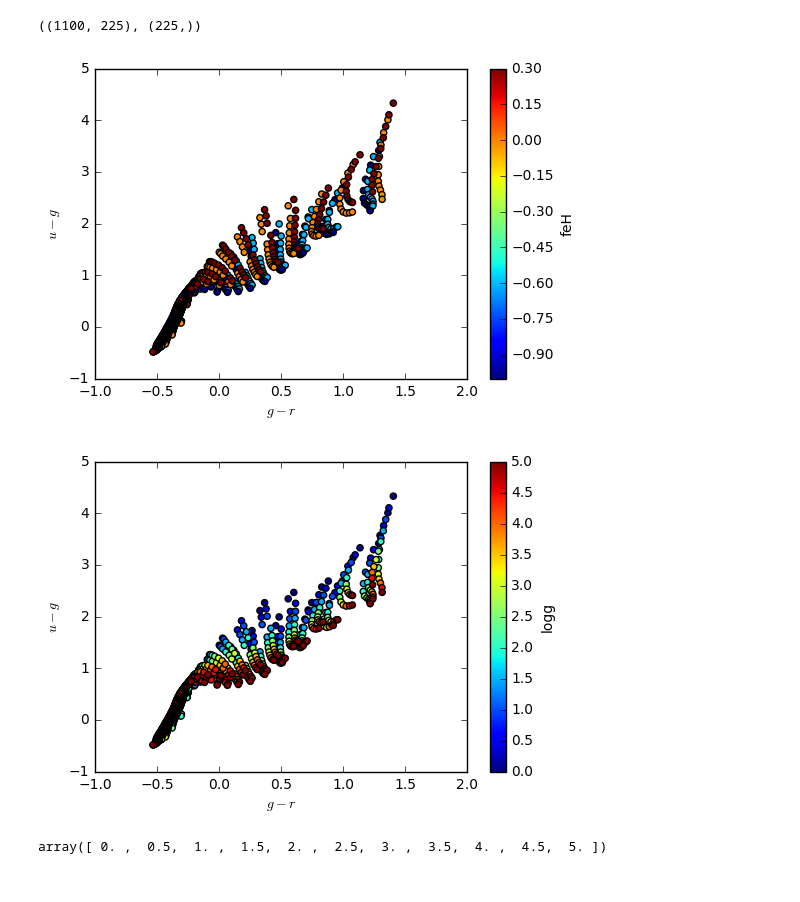
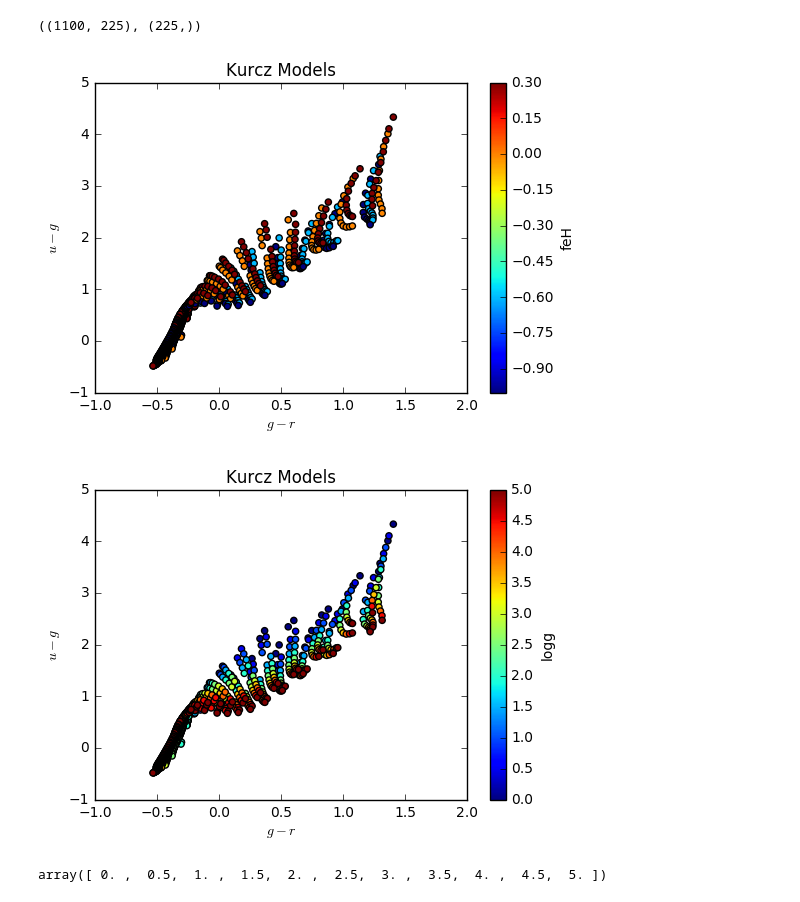
Before and after one commit to lsst-sims/sims_gaia_calib, a Jupyter notebook: python/Full_kuruz.ipynb, the cells around one changed output. Saved outputs shown, nothing was run; the diff lists cells and outputs as text; code cells hidden in the pictures.

```diff
--- a/python/Full_kuruz.ipynb
+++ b/python/Full_kuruz.ipynb
@@ -44,13 +44,15 @@ for i in np.arange(lsst_mags.size):
 # %%
 cprop = 'feH'
 plt.scatter(lsst_mags['g']-lsst_mags['r'], lsst_mags['u']-lsst_mags['g'], c=properties[cprop])
 plt.xlabel(r'$g-r$')
 plt.ylabel(r'$u-g$')
 cb = plt.colorbar()
 cb.set_label(cprop)
 #plt.xlim([-.6, 0.])
+plt.title('Kurcz Models')
+plt.savefig('Plots/kuruz_met.png')
 # %% [output]
-[figure, old version]
+[figure, new version]
 # %%
 cprop = 'logg'
 plt.scatter(lsst_mags['g']-lsst_mags['r'], lsst_mags['u']-lsst_mags['g'], c=properties[cprop])
@@ -58,8 +60,11 @@ plt.xlabel(r'$g-r$')
 plt.ylabel(r'$u-g$')
 cb = plt.colorbar()
 cb.set_label(cprop)
+plt.title('Kurcz Models')
+
+plt.savefig('Plots/kuruz_logg.png')
 # %% [output]
-[figure, old version]
+[figure, new version]
 # %%
 np.unique(properties['logg'])
 # %% [output]
```
Also changed, not shown: parts of 6 cells of this notebook.
